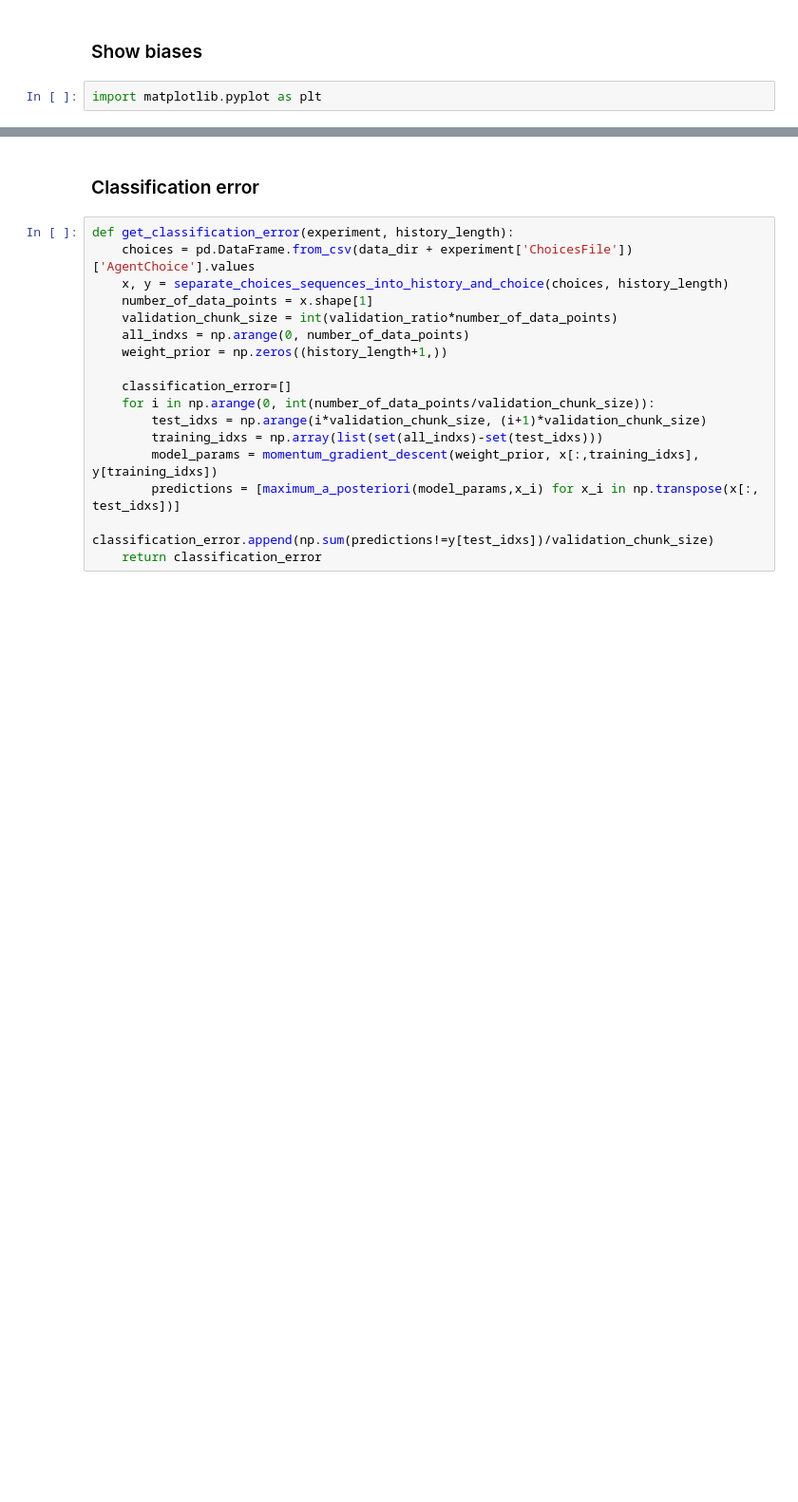
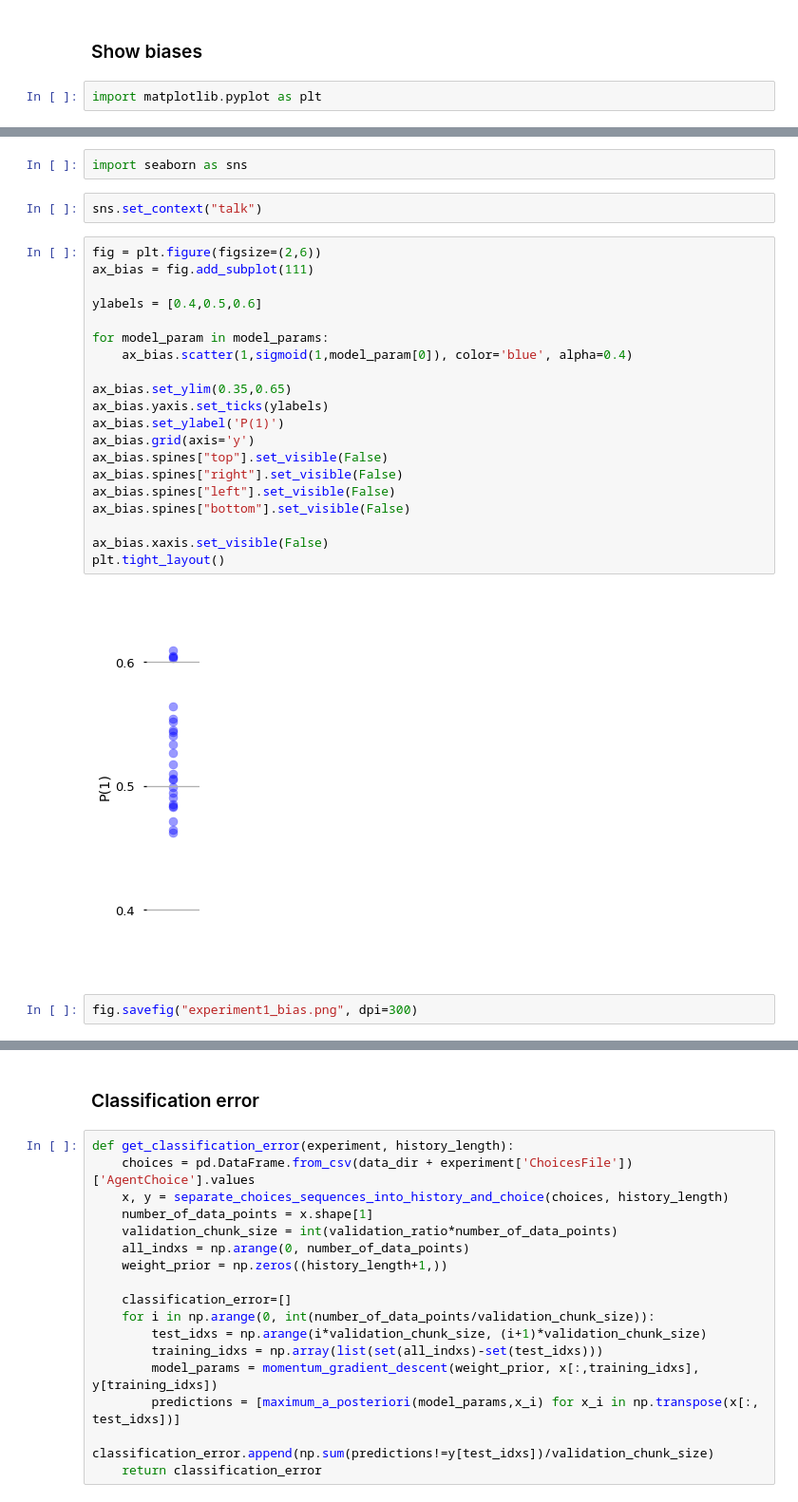
Before and after one commit to pfeffer90/unbias, a Jupyter notebook: unbias/bias-in-no-feedback-experiment.ipynb, the cells around one changed output, grey strips where cells are left out. Shown at 95% size. Cells and saved outputs as stored; diff of their text form; blank space fills up the shorter version.

```diff
--- a/unbias/bias-in-no-feedback-experiment.ipynb
+++ b/unbias/bias-in-no-feedback-experiment.ipynb
@@ -99,0 +94,28 @@ from training_data import sigmoid
+# %%
+import seaborn as sns
+# %%
+sns.set_context("talk")
+# %%
+fig = plt.figure(figsize=(2,6))
+ax_bias = fig.add_subplot(111)
+
+ylabels = [0.4,0.5,0.6]
+
+for model_param in model_params:
+    ax_bias.scatter(1,sigmoid(1,model_param[0]), color='blue', alpha=0.4)
+
+ax_bias.set_ylim(0.35,0.65)
+ax_bias.yaxis.set_ticks(ylabels)
+ax_bias.set_ylabel('P(1)')
+ax_bias.grid(axis='y')
+ax_bias.spines["top"].set_visible(False)
+ax_bias.spines["right"].set_visible(False)
+ax_bias.spines["left"].set_visible(False)
+ax_bias.spines["bottom"].set_visible(False)
+
+ax_bias.xaxis.set_visible(False)
+plt.tight_layout()
+# %% [output]
+[figure, added]
+# %%
+fig.savefig("experiment1_bias.png", dpi=300)
```
Also changed, not shown: parts of 28 cells of this notebook, 2 other files.
